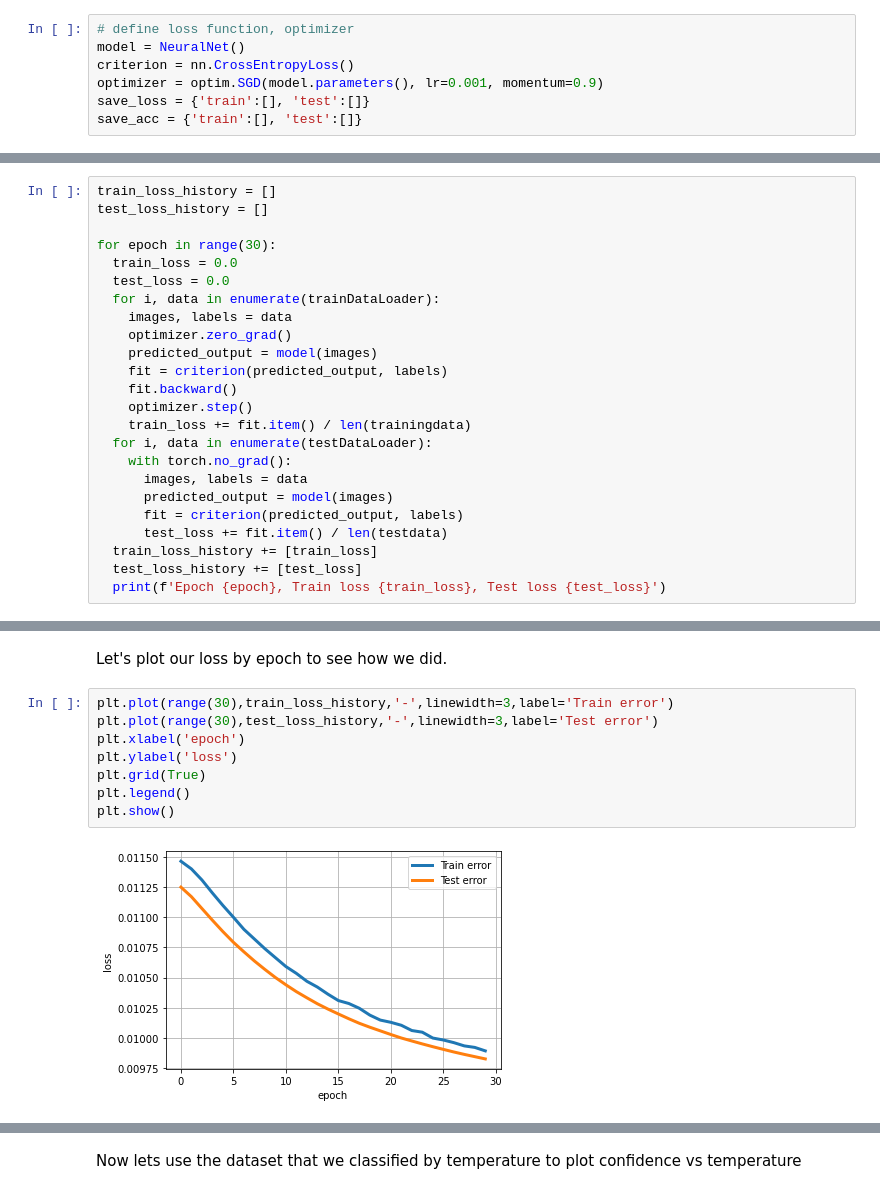
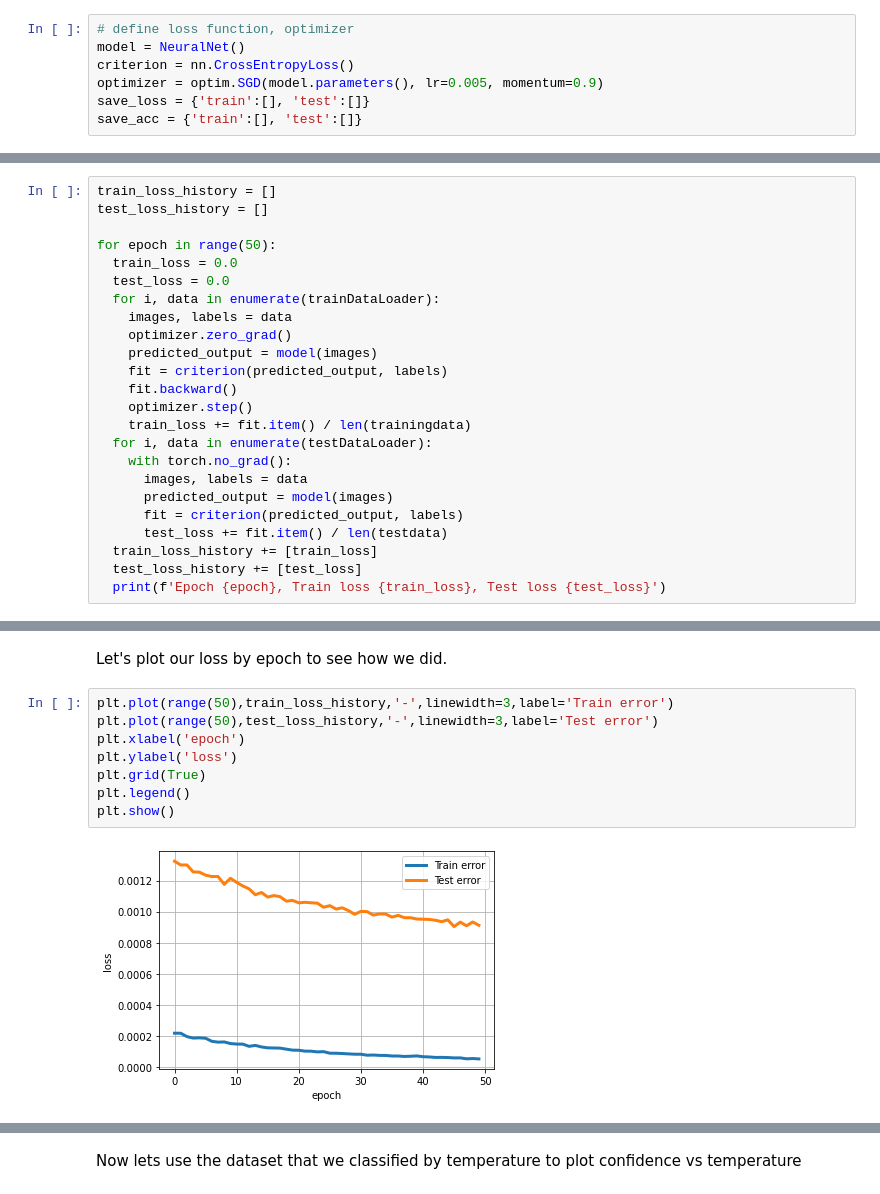
Before and after one commit to rohan-datar/phys_0704_project, a Jupyter notebook: ML_Spin_Model/Basic_NN.ipynb, the cells around one changed output, grey strips where cells are left out. Saved outputs shown, nothing was run; the diff lists cells and outputs as text.

```diff
--- a/ML_Spin_Model/Basic_NN.ipynb
+++ b/ML_Spin_Model/Basic_NN.ipynb
@@ -74,7 +76,7 @@ class NeuralNet(torch.nn.Module):
 # define loss function, optimizer
 model = NeuralNet()
 criterion = nn.CrossEntropyLoss()
-optimizer = optim.SGD(model.parameters(), lr=0.001, momentum=0.9)
+optimizer = optim.SGD(model.parameters(), lr=0.005, momentum=0.9)
 save_loss = {'train':[], 'test':[]}
 save_acc = {'train':[], 'test':[]}
 # %% [markdown]
@@ -83,7 +85,7 @@ Now let's train our model!
 train_loss_history = []
 test_loss_history = []
 
-for epoch in range(30):
+for epoch in range(50):
   train_loss = 0.0
   test_loss = 0.0
   for i, data in enumerate(trainDataLoader):
@@ -124,15 +126,15 @@ Epoch 29, Train loss 0.00989233296025883, Test loss 0.009825681471357157
 # %% [markdown]
 Let's plot our loss by epoch to see how we did.
 # %%
-plt.plot(range(30),train_loss_history,'-',linewidth=3,label='Train error')
-plt.plot(range(30),test_loss_history,'-',linewidth=3,label='Test error')
+plt.plot(range(50),train_loss_history,'-',linewidth=3,label='Train error')
+plt.plot(range(50),test_loss_history,'-',linewidth=3,label='Test error')
 plt.xlabel('epoch')
 plt.ylabel('loss')
 plt.grid(True)
 plt.legend()
 plt.show()
 # %% [output]
-[figure, old version]
+[figure, new version]
 # %%
 plt.figure(figsize=(10,10))
 for index in [0,1,2]:
```
Also changed, not shown: parts of 6 cells of this notebook.
